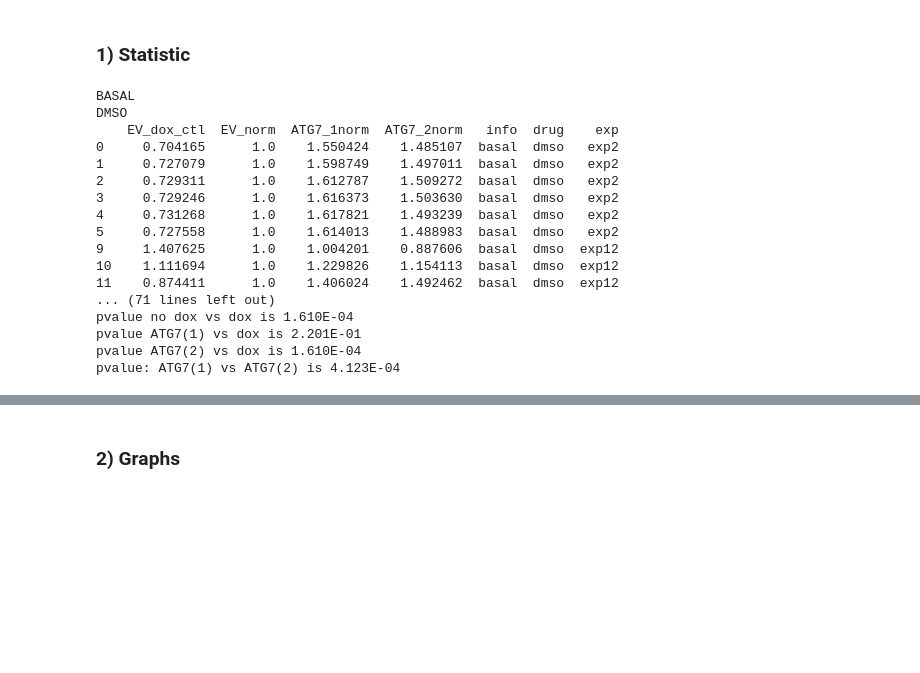
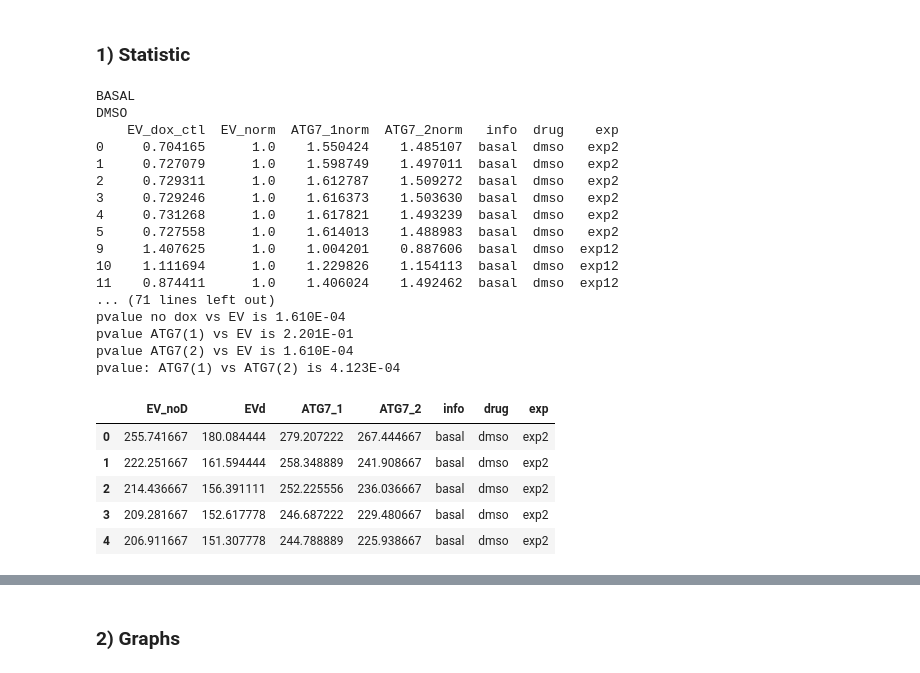
Before and after one commit to Keviosta/PhD_ATG7, a Jupyter notebook: ATG7/ATG7_in_vitro_cell_lines/Seahorse_mef/mef_seahorse_recap-Copy1.ipynb, the cells around one changed output, grey strips where cells are left out. Cells and saved outputs as stored; diff of their text form; code cells hidden in the pictures; blank space fills up the shorter version.

```diff
--- a/ATG7/ATG7_in_vitro_cell_lines/Seahorse_mef/mef_seahorse_recap-Copy1.ipynb
+++ b/ATG7/ATG7_in_vitro_cell_lines/Seahorse_mef/mef_seahorse_recap-Copy1.ipynb
@@ -445,4 +391,10 @@ df
 len(ocr_exps_subst)
 # %% [output]
 6
+# %%
+#non normalized to see diff with baf
+ocr_exps_subst = pandas.concat([ocr_exps_subst[0], ocr_exps_subst[1], ocr_exps_subst[2],
+                              ocr_exps_subst[3], ocr_exps_subst[4], ocr_exps_subst[5]], axis=0)
+ocr_exps_subst= ocr_exps_subst.drop(['Time'], axis =1)
+ocr_exps_subst.head()
 # %%
@@ -474,6 +427,7 @@ ocr_exps_norm.head()
 # %% [markdown]
 ### 1) Statistic
 # %%
+#after nomalization
 steps = 'basal', 'maximal'
 conditions = 'dmso', 'baf'
 
@@ -489,17 +443,17 @@ for step in steps:
         #controls
         statistic, pvalue = scipy.stats.mannwhitneyu(data2['EV_norm'], data2['EV_dox_ctl'])
         Pvalue = "{:.3E}".format(pvalue)
-        print(f'pvalue no dox vs dox is {Pvalue}')
+        print(f'pvalue no dox vs EV is {Pvalue}')
 
         #isoform1 vs ev
         statistic, pvalue = scipy.stats.mannwhitneyu(data2['ATG7_1norm'], data2['EV_norm'])
         Pvalue = "{:.3E}".format(pvalue)
-        print(f'pvalue ATG7(1) vs dox is {Pvalue}')
+        print(f'pvalue ATG7(1) vs EV is {Pvalue}')
 
         #isoform2 vs ev
         statistic, pvalue = scipy.stats.mannwhitneyu(data2['ATG7_2norm'], data2['EV_norm'])
         Pvalue = "{:.3E}".format(pvalue)
-        print(f'pvalue ATG7(2) vs dox is {Pvalue}')
+        print(f'pvalue ATG7(2) vs EV is {Pvalue}')
 
         #isoforms
         statistic, pvalue = scipy.stats.mannwhitneyu(data2['ATG7_1norm'], data2['ATG7_2norm'])
@@ -519,7 +473,16 @@ DMSO
 10    1.111694      1.0    1.229826    1.154113  basal  dmso  exp12
 11    0.874411      1.0    1.406024    1.492462  basal  dmso  exp12
 ... (71 lines left out)
-pvalue no dox vs dox is 1.610E-04
-pvalue ATG7(1) vs dox is 2.201E-01
-pvalue ATG7(2) vs dox is 1.610E-04
+pvalue no dox vs EV is 1.610E-04
+pvalue ATG7(1) vs EV is 2.201E-01
+pvalue ATG7(2) vs EV is 1.610E-04
 pvalue: ATG7(1) vs ATG7(2) is 4.123E-04
+# %%
+ocr_exps_subst.head()
+# %% [output]
+|  | EV_noD | EVd | ATG7_1 | ATG7_2 | info | drug | exp |
+| 0 | 255.741667 | 180.084444 | 279.207222 | 267.444667 | basal | dmso | exp2 |
+| 1 | 222.251667 | 161.594444 | 258.348889 | 241.908667 | basal | dmso | exp2 |
+| 2 | 214.436667 | 156.391111 | 252.225556 | 236.036667 | basal | dmso | exp2 |
+| 3 | 209.281667 | 152.617778 | 246.687222 | 229.480667 | basal | dmso | exp2 |
+| 4 | 206.911667 | 151.307778 | 244.788889 | 225.938667 | basal | dmso | exp2 |
```
Also changed, not shown: parts of 11 cells of this notebook, 1 other file.
